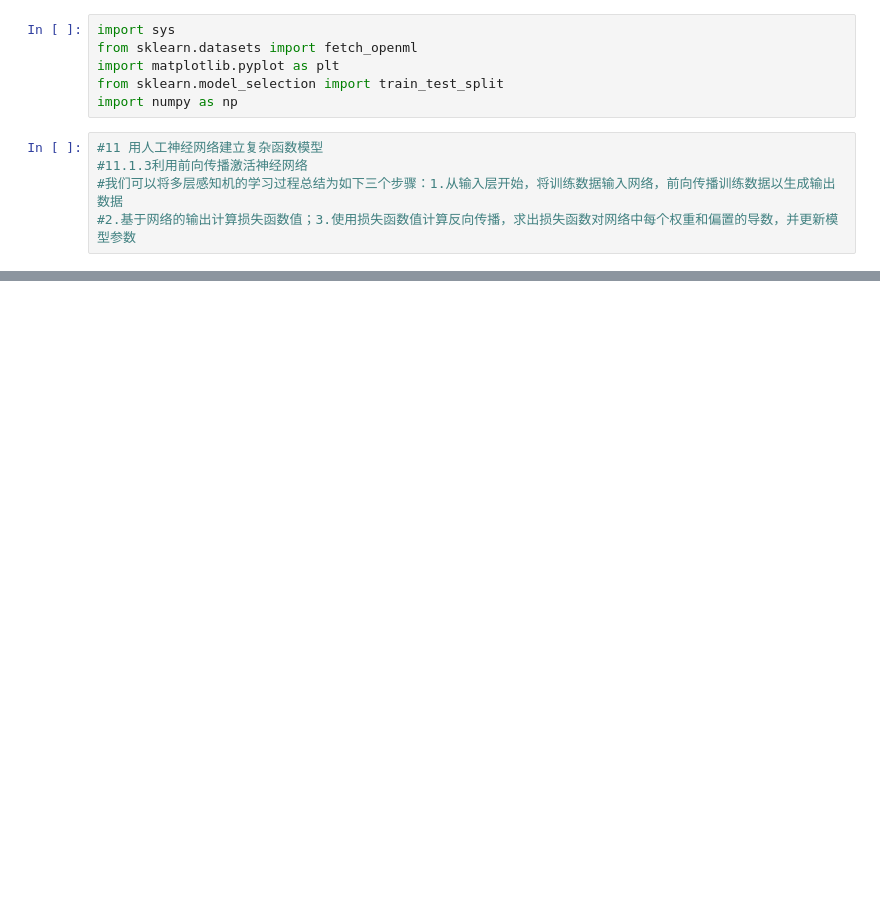
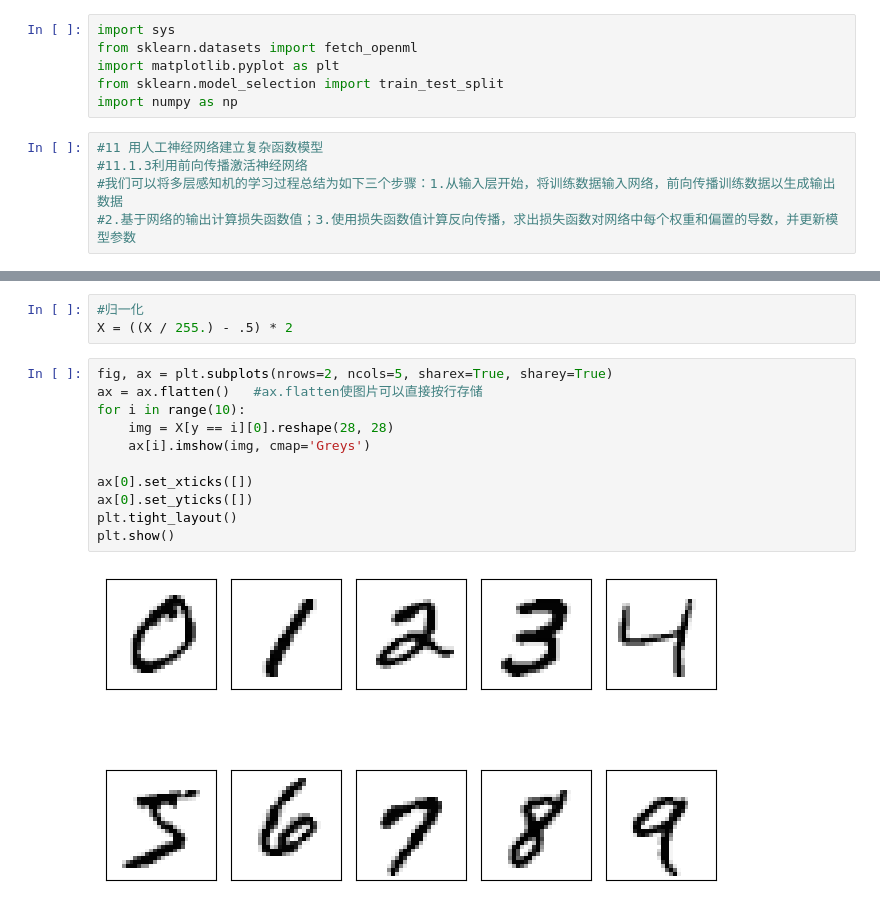
Before and after one commit to LeoWang974/PytorchStudy, a Jupyter notebook: mlBook/ch11/ch11New.ipynb, the cells around one changed output, grey strips where cells are left out. Saved outputs shown, nothing was run; the diff lists cells and outputs as text; blank space fills up the shorter version.

```diff
--- a/mlBook/ch11/ch11New.ipynb
+++ b/mlBook/ch11/ch11New.ipynb
@@ -21,0 +23,16 @@ KeyboardInterrupt:
+# %%
+#归一化
+X = ((X / 255.) - .5) * 2
+# %%
+fig, ax = plt.subplots(nrows=2, ncols=5, sharex=True, sharey=True)
+ax = ax.flatten()   #ax.flatten使图片可以直接按行存储
+for i in range(10):
+    img = X[y == i][0].reshape(28, 28)
+    ax[i].imshow(img, cmap='Greys')
+
+ax[0].set_xticks([])
+ax[0].set_yticks([])
+plt.tight_layout()
+plt.show()
+# %% [output]
+[figure, added]
```
Also changed, not shown: parts of 19 cells of this notebook, 8 other files.
